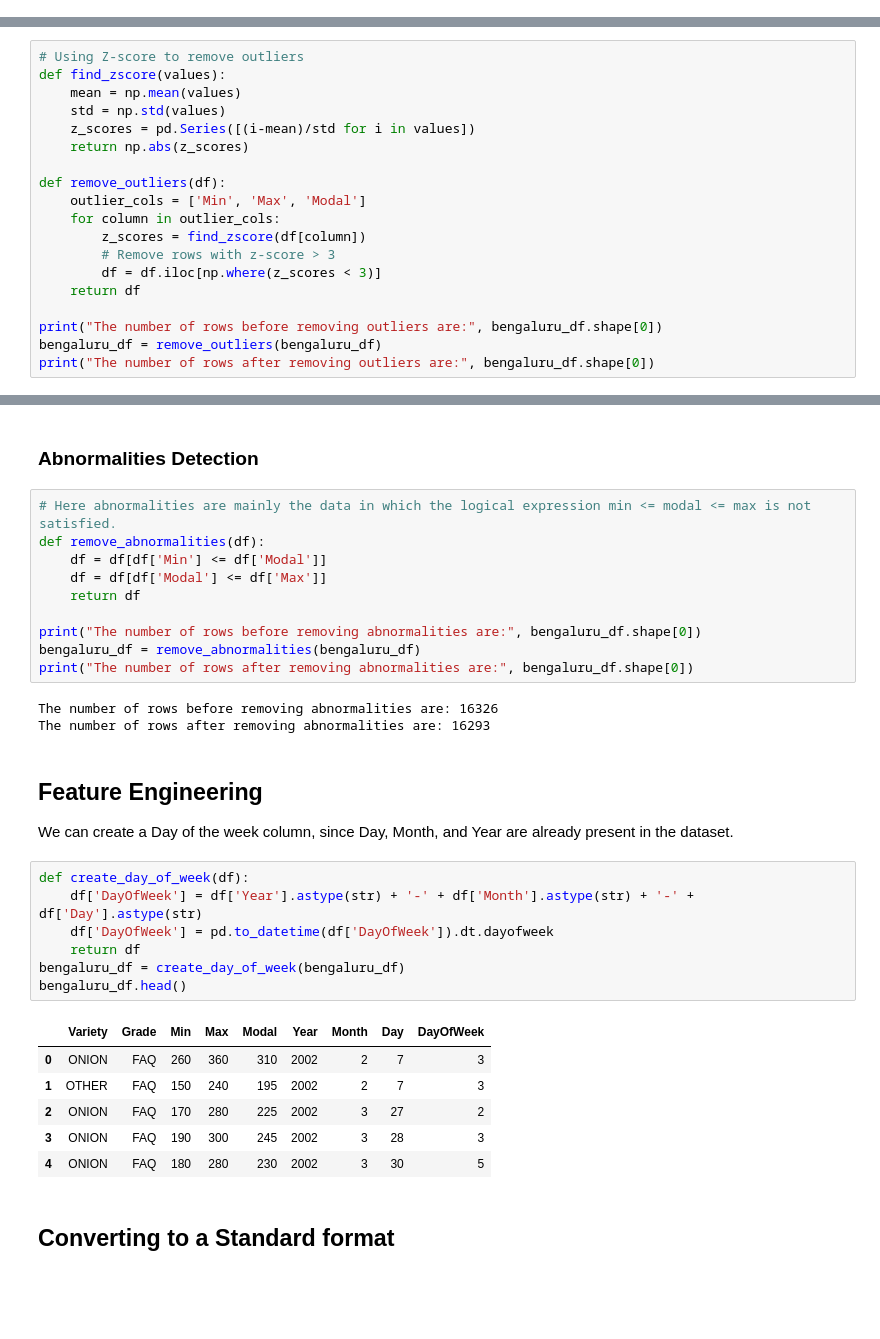
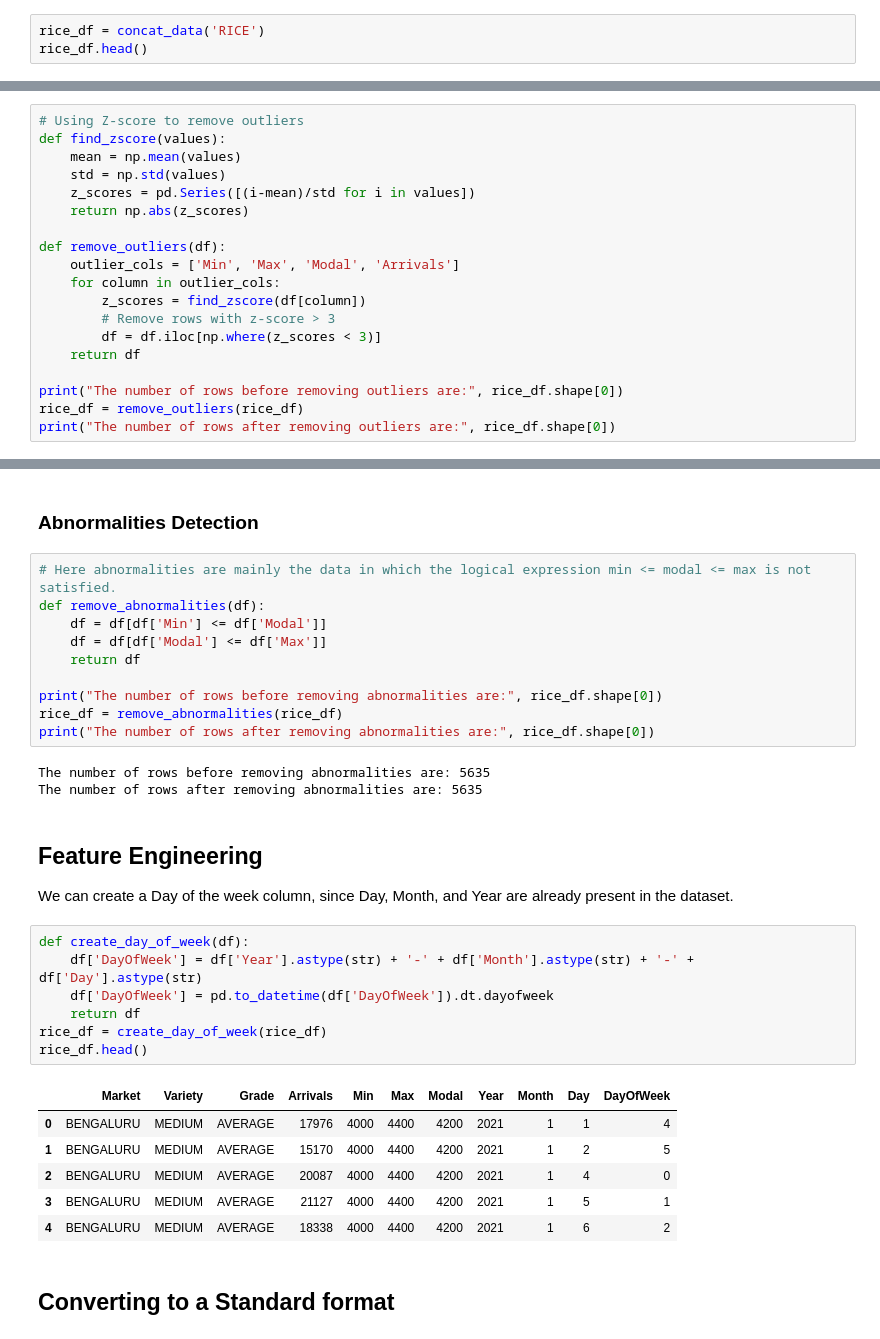
Before and after one commit to Tharun-v789/agripredict, a Jupyter notebook: Pre-processing.ipynb, the cells around one changed output, grey strips where cells are left out. Saved outputs shown, nothing was run; the diff lists cells and outputs as text; blank space fills up the shorter version.

```diff
--- a/Pre-processing.ipynb
+++ b/Pre-processing.ipynb
@@ -26,0 +79,3 @@ bengaluru_df.head()
+# %%
+rice_df = concat_data('RICE')
+rice_df.head()
@@ -186,14 +262,14 @@ def find_zscore(values):
     return np.abs(z_scores)
 
 def remove_outliers(df):
-    outlier_cols = ['Min', 'Max', 'Modal']
+    outlier_cols = ['Min', 'Max', 'Modal', 'Arrivals']
     for column in outlier_cols:
         z_scores = find_zscore(df[column])
         # Remove rows with z-score > 3
         df = df.iloc[np.where(z_scores < 3)]
     return df
 
-print("The number of rows before removing outliers are:", bengaluru_df.shape[0])
-bengaluru_df = remove_outliers(bengaluru_df)
-print("The number of rows after removing outliers are:", bengaluru_df.shape[0])
+print("The number of rows before removing outliers are:", rice_df.shape[0])
+rice_df = remove_outliers(rice_df)
+print("The number of rows after removing outliers are:", rice_df.shape[0])
 # %% [output]
@@ -208,29 +284,29 @@ def remove_abnormalities(df):
     df = df[df['Modal'] <= df['Max']]
     return df
 
-print("The number of rows before removing abnormalities are:", bengaluru_df.shape[0])
-bengaluru_df = remove_abnormalities(bengaluru_df)
-print("The number of rows after removing abnormalities are:", bengaluru_df.shape[0])
+print("The number of rows before removing abnormalities are:", rice_df.shape[0])
+rice_df = remove_abnormalities(rice_df)
+print("The number of rows after removing abnormalities are:", rice_df.shape[0])
 # %% [output]
-The number of rows before removing abnormalities are: 16326
-The number of rows after removing abnormalities are: 16293
+The number of rows before removing abnormalities are: 5635
+The number of rows after removing abnormalities are: 5635
 # %% [markdown]
 ## Feature Engineering
 We can create a Day of the week column, since Day, Month, and Year are already present in the dataset.
 # %%
 def create_day_of_week(df):
     df['DayOfWeek'] = df['Year'].astype(str) + '-' + df['Month'].astype(str) + '-' + df['Day'].astype(str)
     df['DayOfWeek'] = pd.to_datetime(df['DayOfWeek']).dt.dayofweek
     return df
-bengaluru_df = create_day_of_week(bengaluru_df)
-bengaluru_df.head()
+rice_df = create_day_of_week(rice_df)
+rice_df.head()
 # %% [output]
-|  | Variety | Grade | Min | Max | Modal | Year | Month | Day | DayOfWeek |
-| 0 | ONION | FAQ | 260 | 360 | 310 | 2002 | 2 | 7 | 3 |
-| 1 | OTHER | FAQ | 150 | 240 | 195 | 2002 | 2 | 7 | 3 |
-| 2 | ONION | FAQ | 170 | 280 | 225 | 2002 | 3 | 27 | 2 |
-| 3 | ONION | FAQ | 190 | 300 | 245 | 2002 | 3 | 28 | 3 |
-| 4 | ONION | FAQ | 180 | 280 | 230 | 2002 | 3 | 30 | 5 |
+|  | Market | Variety | Grade | Arrivals | Min | Max | Modal | Year | Month | Day | DayOfWeek |
+| 0 | BENGALURU | MEDIUM | AVERAGE | 17976 | 4000 | 4400 | 4200 | 2021 | 1 | 1 | 4 |
+| 1 | BENGALURU | MEDIUM | AVERAGE | 15170 | 4000 | 4400 | 4200 | 2021 | 1 | 2 | 5 |
+| 2 | BENGALURU | MEDIUM | AVERAGE | 20087 | 4000 | 4400 | 4200 | 2021 | 1 | 4 | 0 |
+| 3 | BENGALURU | MEDIUM | AVERAGE | 21127 | 4000 | 4400 | 4200 | 2021 | 1 | 5 | 1 |
+| 4 | BENGALURU | MEDIUM | AVERAGE | 18338 | 4000 | 4400 | 4200 | 2021 | 1 | 6 | 2 |
 # %% [markdown]
 ## Converting to a Standard format
 # %% [markdown]
```
Also changed, not shown: parts of 21 cells of this notebook, 5 other files.
